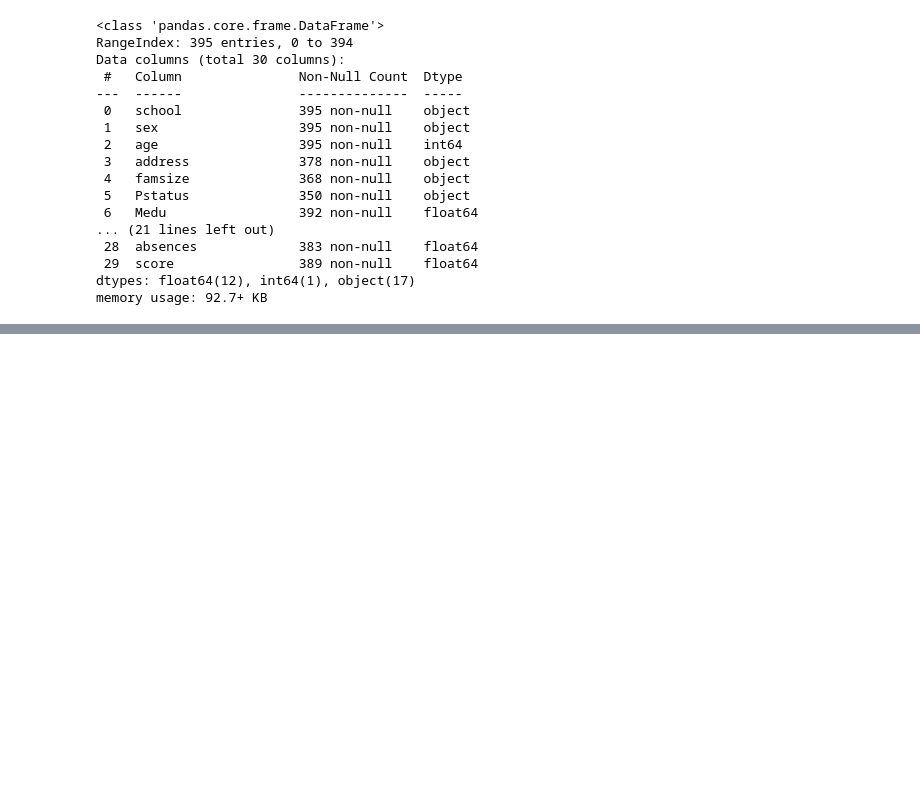
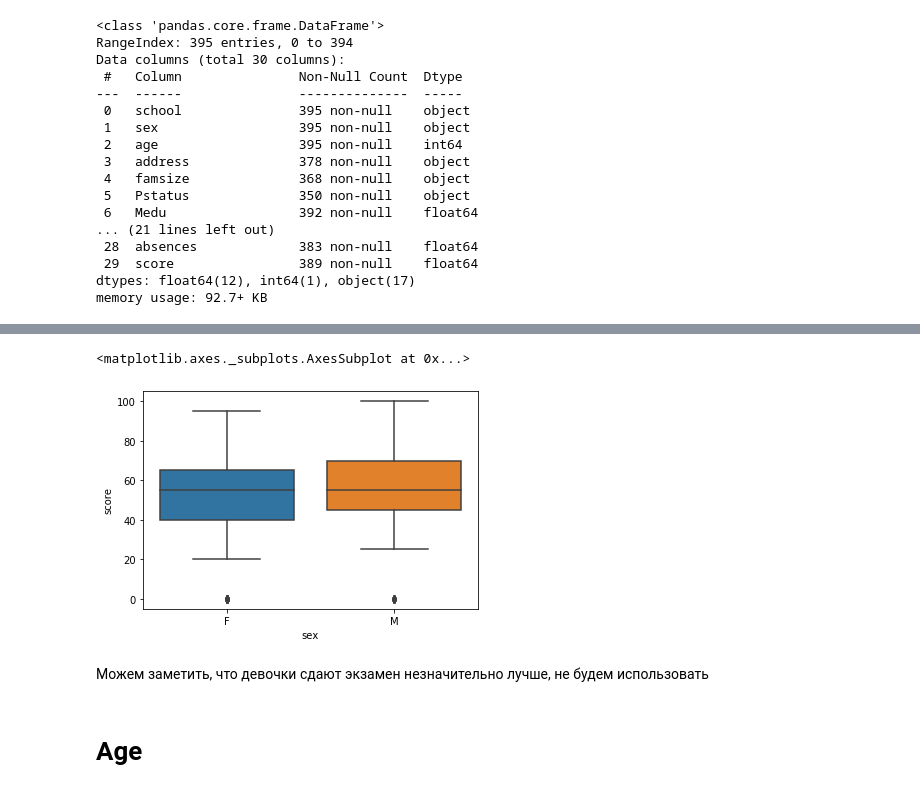
Before and after one commit to Gayazovv/module_2, a Jupyter notebook: module_2.ipynb, the cells around one changed output, grey strips where cells are left out. Drawn from its saved outputs; the diff is of its cells as text; code cells hidden in the pictures; blank space fills up the shorter version.

```diff
--- a/module_2.ipynb
+++ b/module_2.ipynb
@@ -68,4 +88,13 @@ M    187
 Name: sex, dtype: int64
+# %%
+sns.boxplot(x = 'sex', y = 'score', data = df)
+# %% [output]
+<matplotlib.axes._subplots.AxesSubplot at 0x...>
+[figure, added]
+# %% [markdown]
+Можем заметить, что девочки сдают экзамен незначительно лучше, не будем использовать
+# %% [markdown]
+# Age
 # %%
 df.age.value_counts()
 # %% [output]
```
Also changed, not shown: parts of 201 cells of this notebook.
